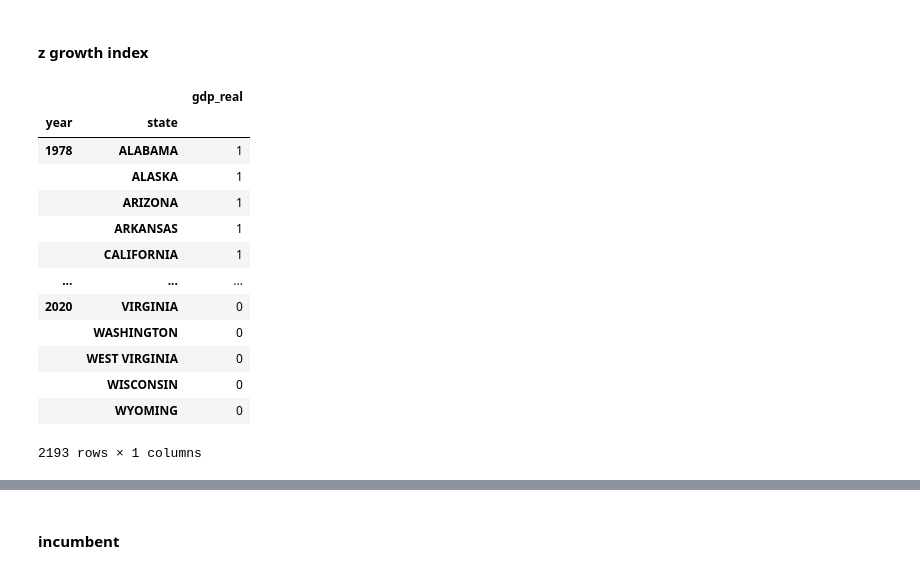
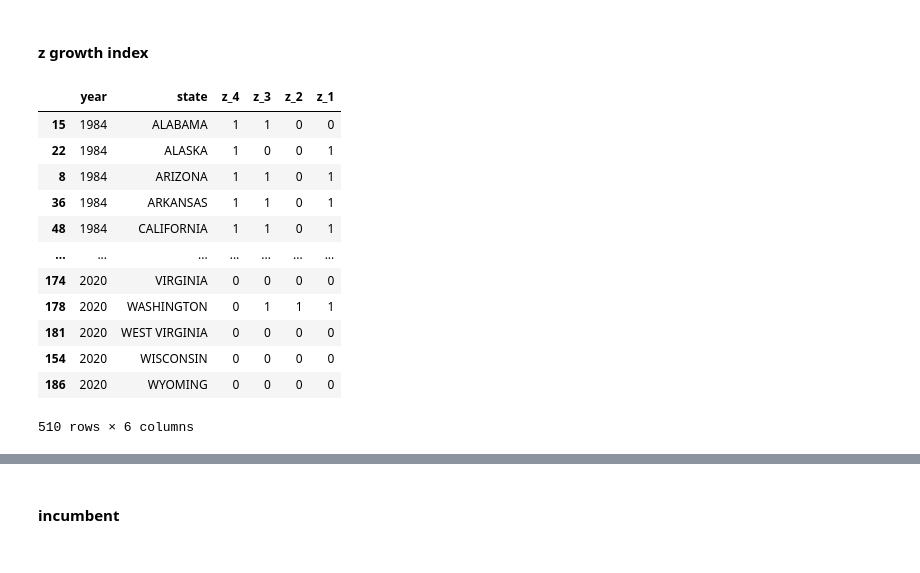
Before and after one commit to ranieri-unimi/bastianin-2022, a Jupyter notebook: datastroyer.ipynb, the cells around one changed output, grey strips where cells are left out. Saved outputs shown, nothing was run; the diff lists cells and outputs as text; code cells hidden in the pictures.

```diff
--- a/datastroyer.ipynb
+++ b/datastroyer.ipynb
@@ -36,6 +36,22 @@ def to_splatter(a, col_name): # from row-column to table-list
             lst.append([int(year), row['GeoName'].upper(), row[year], ])
 
     return pd.DataFrame(data=lst, columns=['year', 'state', col_name, ])
+# %%
+def var42(df_res, colname, filename, old_colname):
+    new_df = []
+
+    df_res = df_res.set_index(['year', 'state'])
+    for y in years:
+        for s in states:
+            try:
+                new_df.append([y,s,] + [df_res.loc[y-i,s][old_colname] for i in range(4)])
+            except KeyError:
+                pass
+
+    new_df = pd.DataFrame(data=new_df, columns = ['year', 'state',] + [f'{colname}_{i}' for i in range(4,0,-1)])
+    new_df = new_df.sort_values(by=['year', 'state'])
+    new_df.to_csv(f'datasets-clean/{filename}.csv', index=False)
+    return new_df
 # %% [markdown]
 #### y_hat aka presitdent popular vote
 # %%
@@ -158,21 +191,21 @@ gdp_real
 #### z growth index
 # %%
 z_yearly = gdp_real.copy()
-z_yearly = z_yearly.set_index(['year', 'state'])
 z_yearly.gdp_real = z_yearly.gdp_real.apply(lambda x : 1 if x > 2.67 else 0)
-z_yearly
+
+growth_index = var42(z_yearly, 'z', 'z-growth-index', 'gdp_real')
+growth_index
 # %% [output]
-|  |  | gdp_real |
-| year | state |  |
-| 1978 | ALABAMA | 1 |
-|  | ALASKA | 1 |
-|  | ARIZONA | 1 |
-|  | ARKANSAS | 1 |
-|  | CALIFORNIA | 1 |
-| ... | ... | ... |
-| 2020 | VIRGINIA | 0 |
-|  | WASHINGTON | 0 |
-|  | WEST VIRGINIA | 0 |
-|  | WISCONSIN | 0 |
-|  | WYOMING | 0 |
+|  | year | state | z_4 | z_3 | z_2 | z_1 |
+| 15 | 1984 | ALABAMA | 1 | 1 | 0 | 0 |
+| 22 | 1984 | ALASKA | 1 | 0 | 0 | 1 |
+| 8 | 1984 | ARIZONA | 1 | 1 | 0 | 1 |
+| 36 | 1984 | ARKANSAS | 1 | 1 | 0 | 1 |
+| 48 | 1984 | CALIFORNIA | 1 | 1 | 0 | 1 |
+| ... | ... | ... | ... | ... | ... | ... |
+| 174 | 2020 | VIRGINIA | 0 | 0 | 0 | 0 |
+| 178 | 2020 | WASHINGTON | 0 | 1 | 1 | 1 |
+| 181 | 2020 | WEST VIRGINIA | 0 | 0 | 0 | 0 |
+| 154 | 2020 | WISCONSIN | 0 | 0 | 0 | 0 |
+| 186 | 2020 | WYOMING | 0 | 0 | 0 | 0 |
-2193 rows × 1 columns
+510 rows × 6 columns
```
Also changed, not shown: parts of 10 cells of this notebook, 5 other files.
